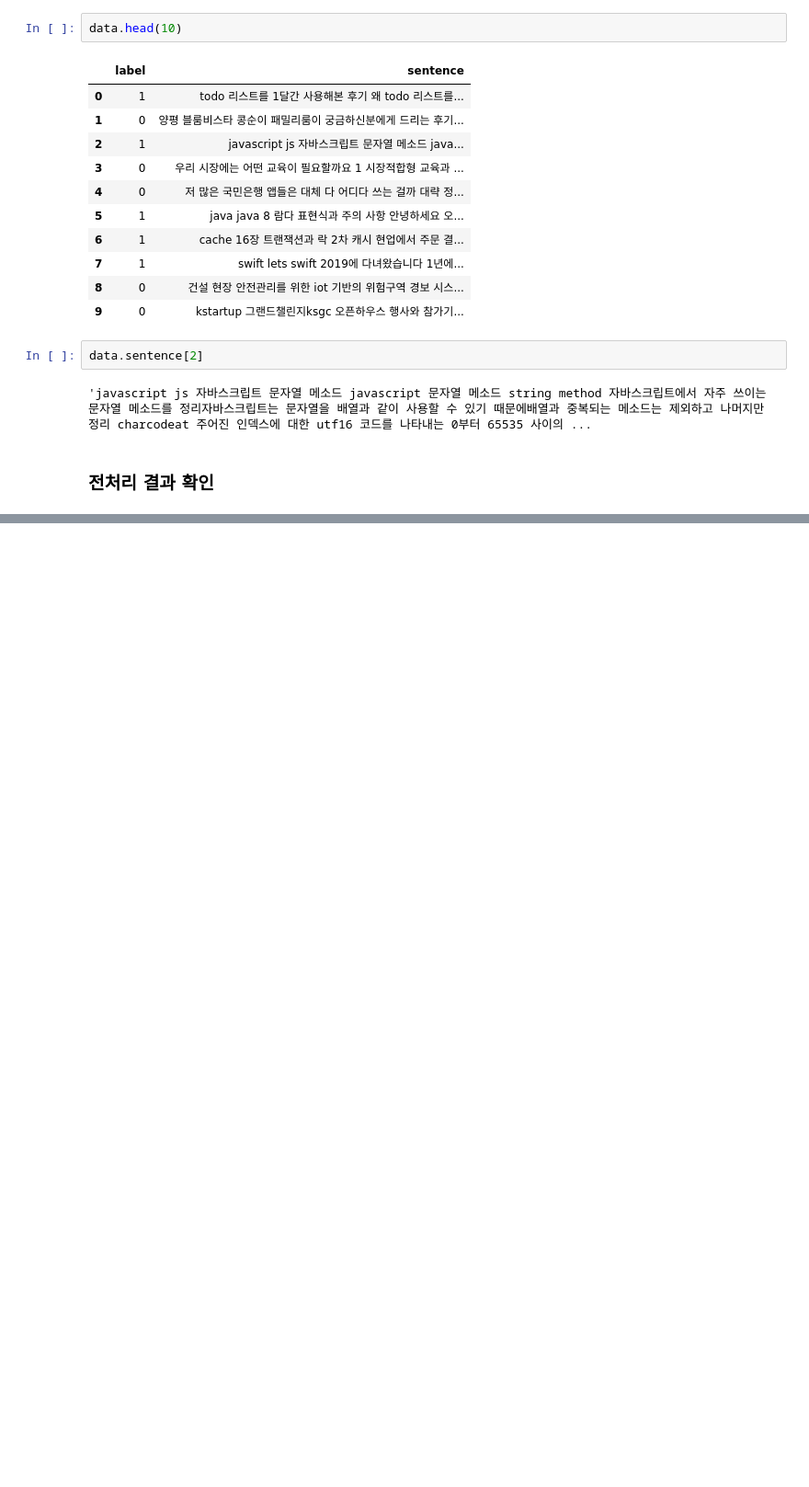
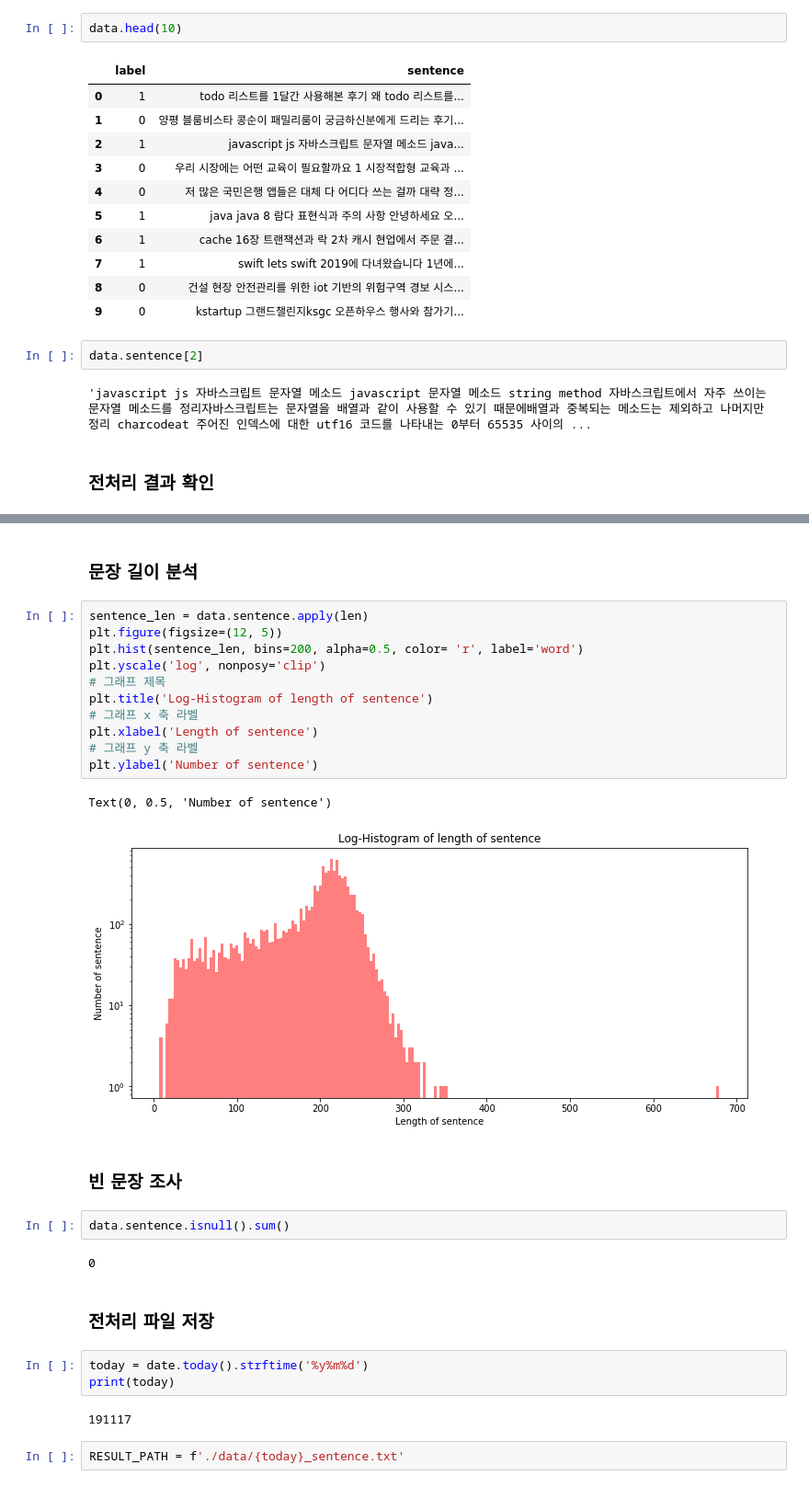
Before and after one commit to nero-angela/DevblogClassifier, a Jupyter notebook: Preprocess.ipynb, the cells around one changed output, grey strips where cells are left out. Shown: that part at 92% size. Saved outputs shown, nothing was run; the diff lists cells and outputs as text; blank space fills up the shorter version.

```diff
--- a/Preprocess.ipynb
+++ b/Preprocess.ipynb
@@ -173,0 +174,31 @@ plt.axis('off')
+# %% [markdown]
+### 문장 길이 분석
+# %%
+sentence_len = data.sentence.apply(len)
+plt.figure(figsize=(12, 5))
+plt.hist(sentence_len, bins=200, alpha=0.5, color= 'r', label='word')
+plt.yscale('log', nonposy='clip')
+# 그래프 제목
+plt.title('Log-Histogram of length of sentence')
+# 그래프 x 축 라벨
+plt.xlabel('Length of sentence')
+# 그래프 y 축 라벨
+plt.ylabel('Number of sentence')
+# %% [output]
+Text(0, 0.5, 'Number of sentence')
+[figure, added]
+# %% [markdown]
+### 빈 문장 조사
+# %%
+data.sentence.isnull().sum()
+# %% [output]
+0
+# %% [markdown]
+### 전처리 파일 저장
+# %%
+today = date.today().strftime('%y%m%d')
+print(today)
+# %% [output]
+191117
+# %%
+RESULT_PATH = f'./data/{today}_sentence.txt'
```
Also changed, not shown: parts of 9 cells of this notebook, 3 other files.
